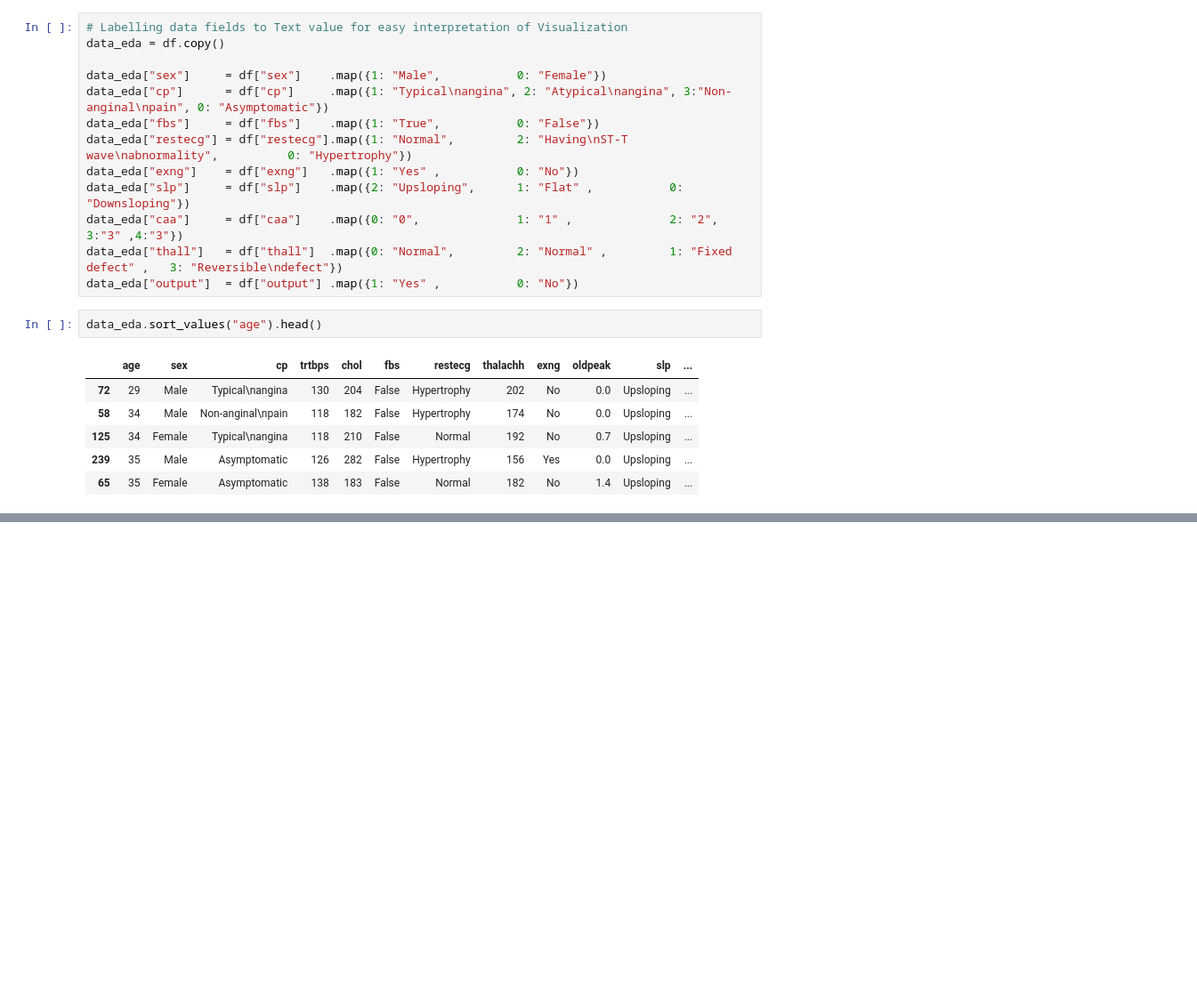
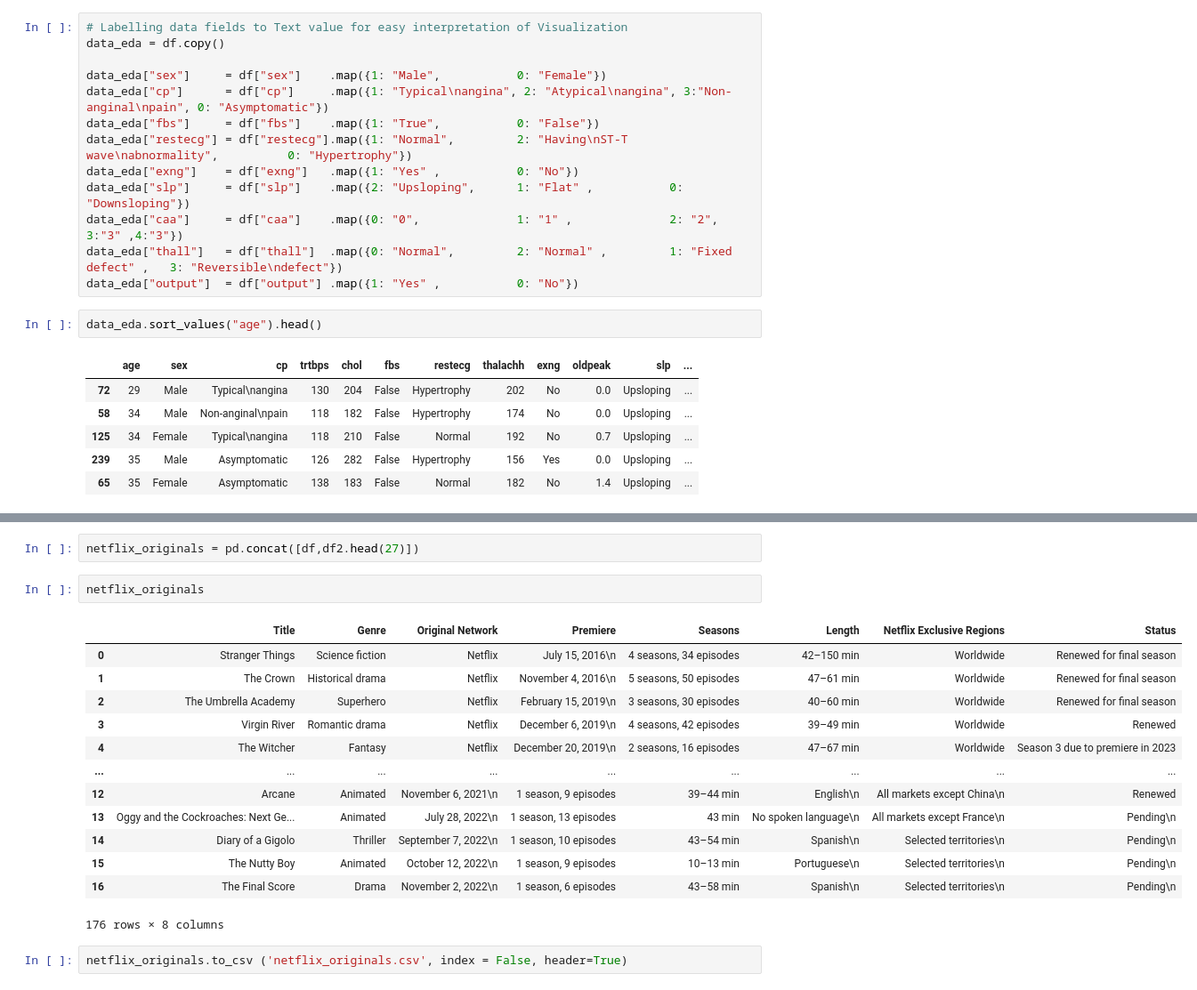
Before and after one commit to Anmolra88/UCDPA_AnmolRattan, a Jupyter notebook: Additional Functions.ipynb, the cells around one changed output, grey strips where cells are left out. Shown at 89% size. Drawn from its saved outputs; the diff is of its cells as text; blank space fills up the shorter version.

```diff
--- a/Additional Functions.ipynb
+++ b/Additional Functions.ipynb
@@ -87,0 +235,20 @@ data_eda.sort_values("age").head()
+# %%
+netflix_originals = pd.concat([df,df2.head(27)])
+# %%
+netflix_originals
+# %% [output]
+|  | Title | Genre | Original Network | Premiere | Seasons | Length | Netflix Exclusive Regions | Status |
+| 0 | Stranger Things | Science fiction | Netflix | July 15, 2016\n | 4 seasons, 34 episodes | 42–150 min | Worldwide | Renewed for final season |
+| 1 | The Crown | Historical drama | Netflix | November 4, 2016\n | 5 seasons, 50 episodes | 47–61 min | Worldwide | Renewed for final season |
+| 2 | The Umbrella Academy | Superhero | Netflix | February 15, 2019\n | 3 seasons, 30 episodes | 40–60 min | Worldwide | Renewed for final season |
+| 3 | Virgin River | Romantic drama | Netflix | December 6, 2019\n | 4 seasons, 42 episodes | 39–49 min | Worldwide | Renewed |
+| 4 | The Witcher | Fantasy | Netflix | December 20, 2019\n | 2 seasons, 16 episodes | 47–67 min | Worldwide | Season 3 due to premiere in 2023 |
+| ... | ... | ... | ... | ... | ... | ... | ... | ... |
+| 12 | Arcane | Animated | November 6, 2021\n | 1 season, 9 episodes | 39–44 min | English\n | All markets except China\n | Renewed |
+| 13 | Oggy and the Cockroaches: Next Ge... | Animated | July 28, 2022\n | 1 season, 13 episodes | 43 min | No spoken language\n | All markets except France\n | Pending\n |
+| 14 | Diary of a Gigolo | Thriller | September 7, 2022\n | 1 season, 10 episodes | 43–54 min | Spanish\n | Selected territories\n | Pending\n |
+| 15 | The Nutty Boy | Animated | October 12, 2022\n | 1 season, 9 episodes | 10–13 min | Portuguese\n | Selected territories\n | Pending\n |
+| 16 | The Final Score | Drama | November 2, 2022\n | 1 season, 6 episodes | 43–58 min | Spanish\n | Selected territories\n | Pending\n |
+176 rows × 8 columns
+# %%
+netflix_originals.to_csv ('netflix_originals.csv', index = False, header=True)
```
Also changed, not shown: parts of 15 cells of this notebook, 2 other files.
